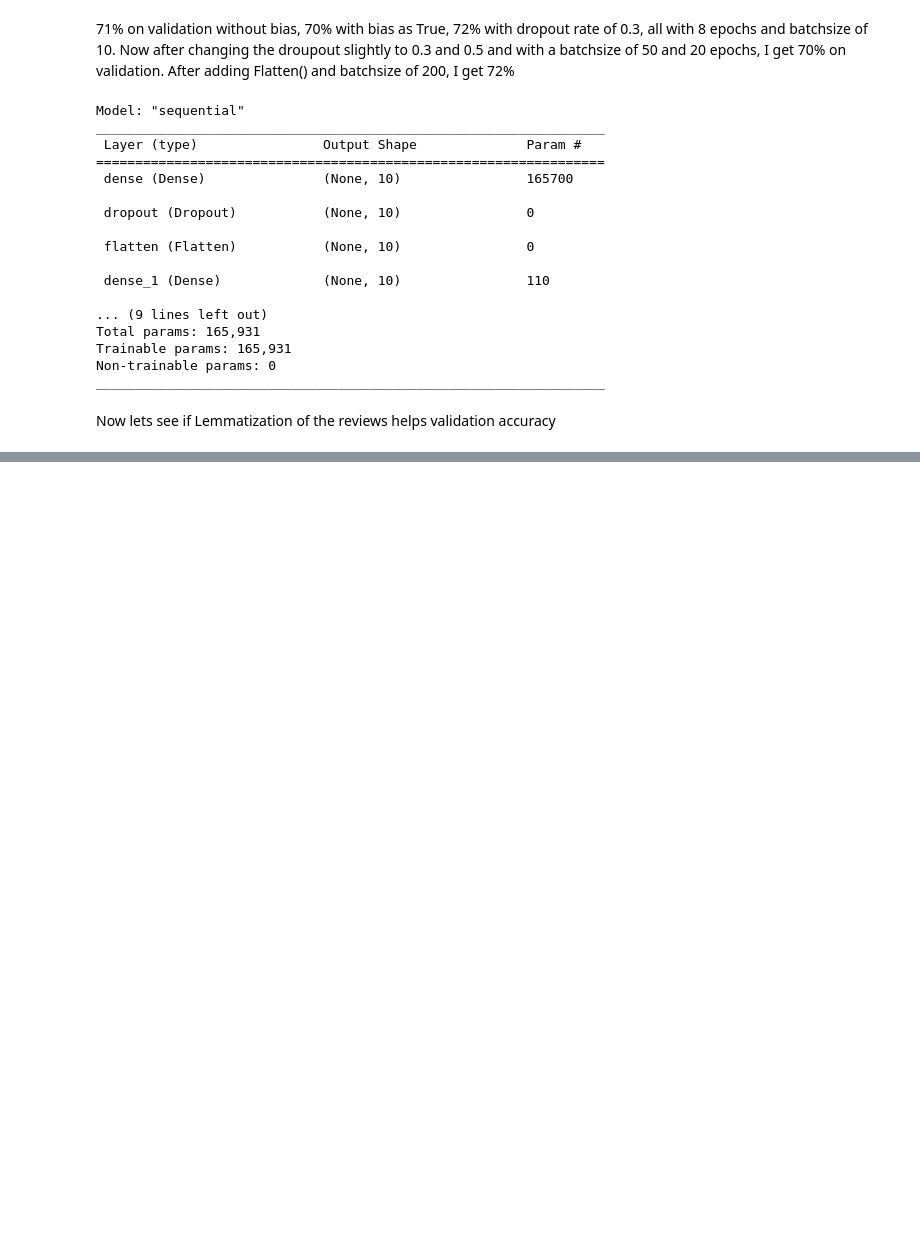
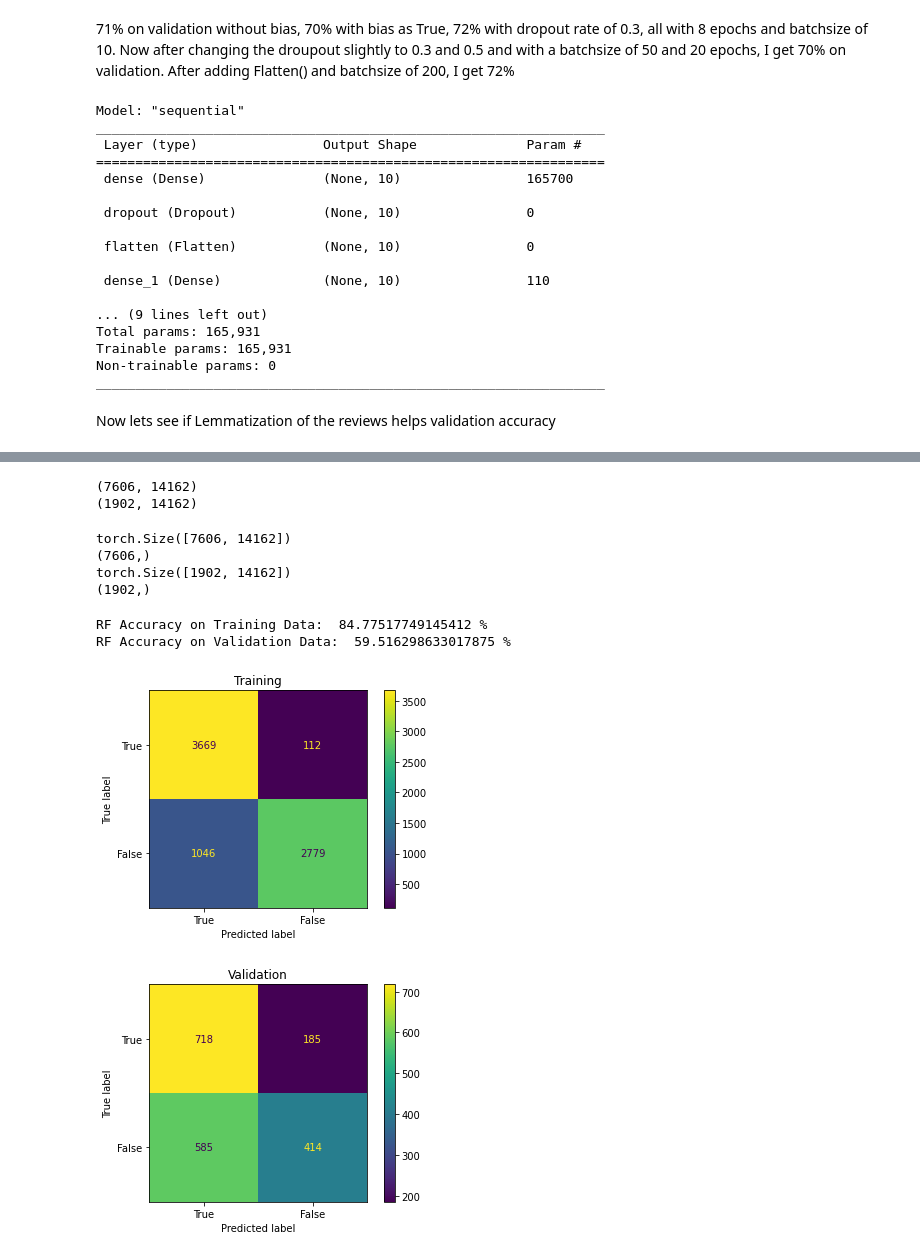
Before and after one commit to phmorris610/cs39aa_project, a Jupyter notebook: project_part3.ipynb, the cells around one changed output, grey strips where cells are left out. Saved outputs shown, nothing was run; the diff lists cells and outputs as text; code cells hidden in the pictures; blank space fills up the shorter version.

```diff
--- a/project_part3.ipynb
+++ b/project_part3.ipynb
@@ -469,0 +474,4 @@ lemmatizer = WordNetLemmatizer()
+# %%
+X_tRawLem = X_tRaw.apply(lambda x: [lemmatizer.lemmatize(w, pos="v") for w in x])
+XtLemclean = X_tRawLem.apply(lambda x: ' '.join(x))
+XtLemclean.head()
@@ -469,0 +485,34 @@ lemmatizer = WordNetLemmatizer()
+# %%
+from sklearn.model_selection import train_test_split
+X_train_lem, X_val_lem, y_train_lem, y_val_lem = train_test_split(XtLemclean, y, train_size=0.80, random_state=10)
+# %%
+from sklearn.feature_extraction.text import TfidfVectorizer
+tfidf_vect_lem = TfidfVectorizer()
+Xtrain_hot_lem = tfidf_vect_lem.fit_transform(X_train_lem).toarray()
+Xval_hot_lem = tfidf_vect_lem.transform(X_val_lem).toarray()
+print(Xtrain_hot_lem.shape)
+print(Xval_hot_lem.shape)
+# %% [output]
+(7606, 14162)
+(1902, 14162)
+# %%
+import torch
+Xtrain_tense_lem = torch.tensor(Xtrain_hot_lem).float()
+Xval_tense_lem = torch.tensor(Xval_hot_lem).float()
+print(Xtrain_tense_lem.shape)
+print(X_train_lem.shape)
+print(Xval_tense_lem.shape)
+print(X_val_lem.shape)
+# %% [output]
+torch.Size([7606, 14162])
+(7606,)
+torch.Size([1902, 14162])
+(1902,)
+# %%
+rf = RandomForest(Xtrain_tense_lem, y_train_lem)
+rf.rForestClass(Xval_tense_lem, y_val_lem, 2)
+# %% [output]
+RF Accuracy on Training Data:  84.77517749145412 %
+RF Accuracy on Validation Data:  59.516298633017875 %
+[figure, added]
+[figure, added]
```
Also changed, not shown: parts of 12 cells of this notebook.
